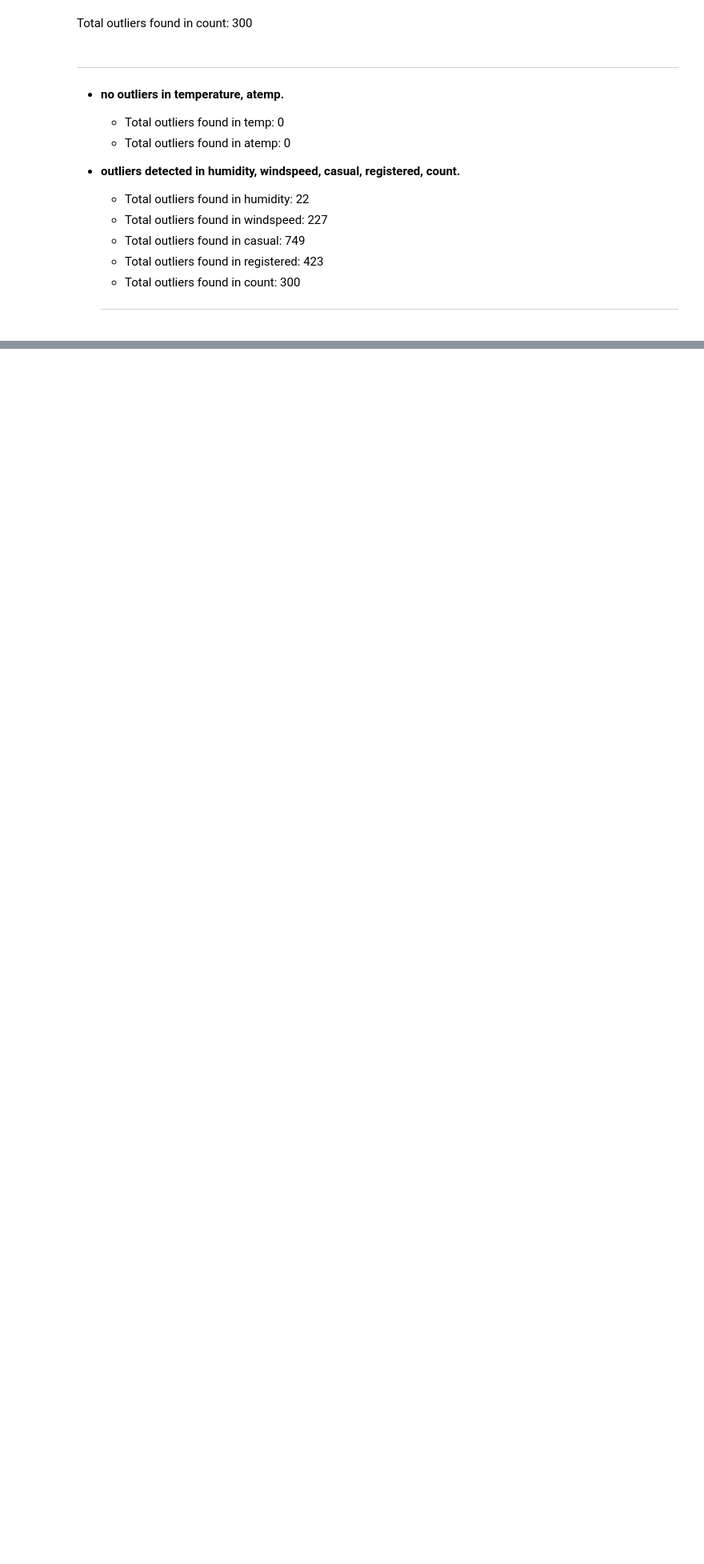
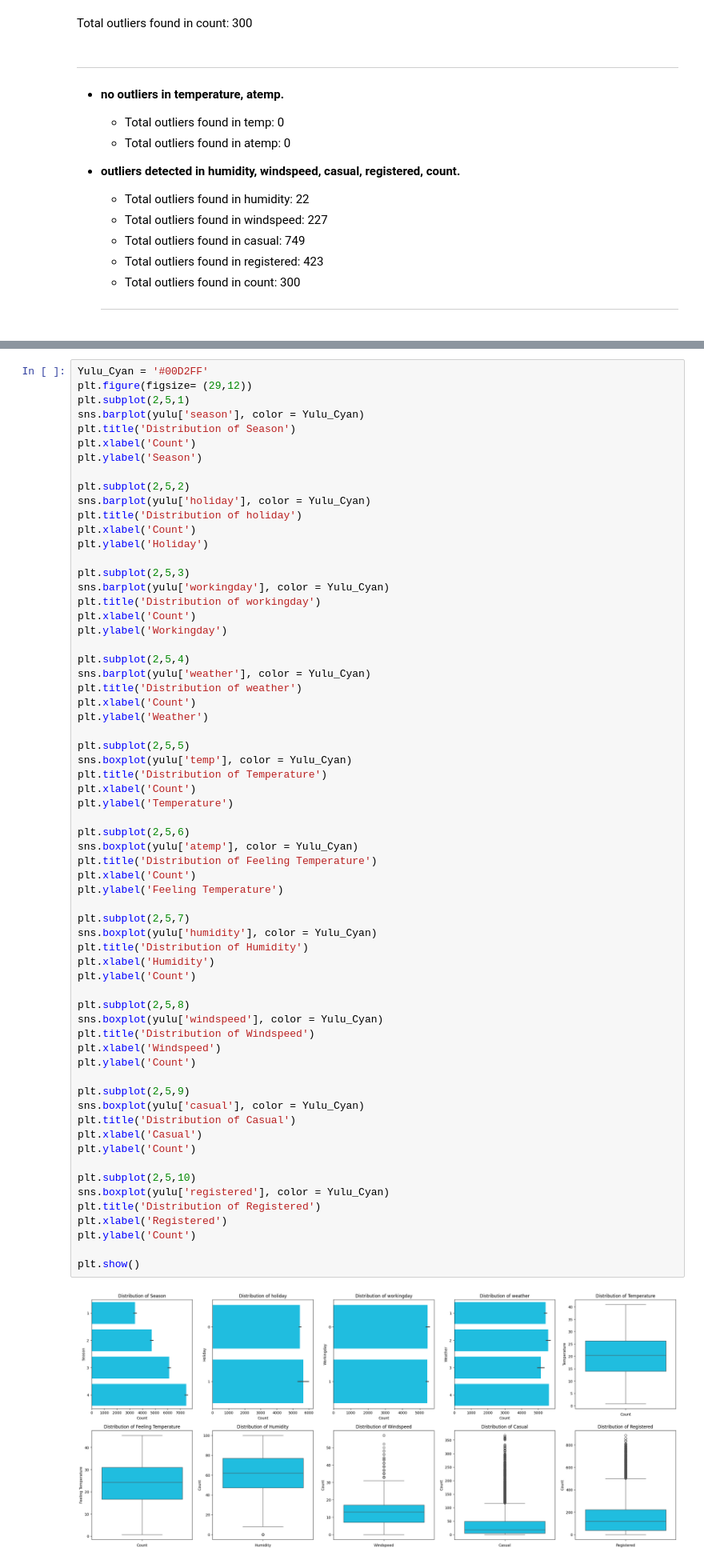
Before and after one commit to RichaGaharwar/Yulu---Hypothesis-Testing, a Jupyter notebook: Yulu_Hypothesis_Testing.ipynb, the cells around one changed output, grey strips where cells are left out. Shown at 80% size. Cells and saved outputs as stored; diff of their text form; blank space fills up the shorter version.

```diff
--- a/Yulu_Hypothesis_Testing.ipynb
+++ b/Yulu_Hypothesis_Testing.ipynb
@@ -438,0 +447,66 @@ Bivariate Analysis (Relationships between important variables such as workday an
+# %%
+Yulu_Cyan = '#00D2FF'
+plt.figure(figsize= (29,12))
+plt.subplot(2,5,1)
+sns.barplot(yulu['season'], color = Yulu_Cyan)
+plt.title('Distribution of Season')
+plt.xlabel('Count')
+plt.ylabel('Season')
+
+plt.subplot(2,5,2)
+sns.barplot(yulu['holiday'], color = Yulu_Cyan)
+plt.title('Distribution of holiday')
+plt.xlabel('Count')
+plt.ylabel('Holiday')
+
+plt.subplot(2,5,3)
+sns.barplot(yulu['workingday'], color = Yulu_Cyan)
+plt.title('Distribution of workingday')
+plt.xlabel('Count')
+plt.ylabel('Workingday')
+
+plt.subplot(2,5,4)
+sns.barplot(yulu['weather'], color = Yulu_Cyan)
+plt.title('Distribution of weather')
+plt.xlabel('Count')
+plt.ylabel('Weather')
+
+plt.subplot(2,5,5)
+sns.boxplot(yulu['temp'], color = Yulu_Cyan)
+plt.title('Distribution of Temperature')
+plt.xlabel('Count')
+plt.ylabel('Temperature')
+
+plt.subplot(2,5,6)
+sns.boxplot(yulu['atemp'], color = Yulu_Cyan)
+plt.title('Distribution of Feeling Temperature')
+plt.xlabel('Count')
+plt.ylabel('Feeling Temperature')
+
+plt.subplot(2,5,7)
+sns.boxplot(yulu['humidity'], color = Yulu_Cyan)
+plt.title('Distribution of Humidity')
+plt.xlabel('Humidity')
+plt.ylabel('Count')
+
+plt.subplot(2,5,8)
+sns.boxplot(yulu['windspeed'], color = Yulu_Cyan)
+plt.title('Distribution of Windspeed')
+plt.xlabel('Windspeed')
+plt.ylabel('Count')
+
+plt.subplot(2,5,9)
+sns.boxplot(yulu['casual'], color = Yulu_Cyan)
+plt.title('Distribution of Casual')
+plt.xlabel('Casual')
+plt.ylabel('Count')
+
+plt.subplot(2,5,10)
+sns.boxplot(yulu['registered'], color = Yulu_Cyan)
+plt.title('Distribution of Registered')
+plt.xlabel('Registered')
+plt.ylabel('Count')
+
+plt.show()
+# %% [output]
+[figure, added]
```
Also changed, not shown: parts of 11 cells of this notebook.
